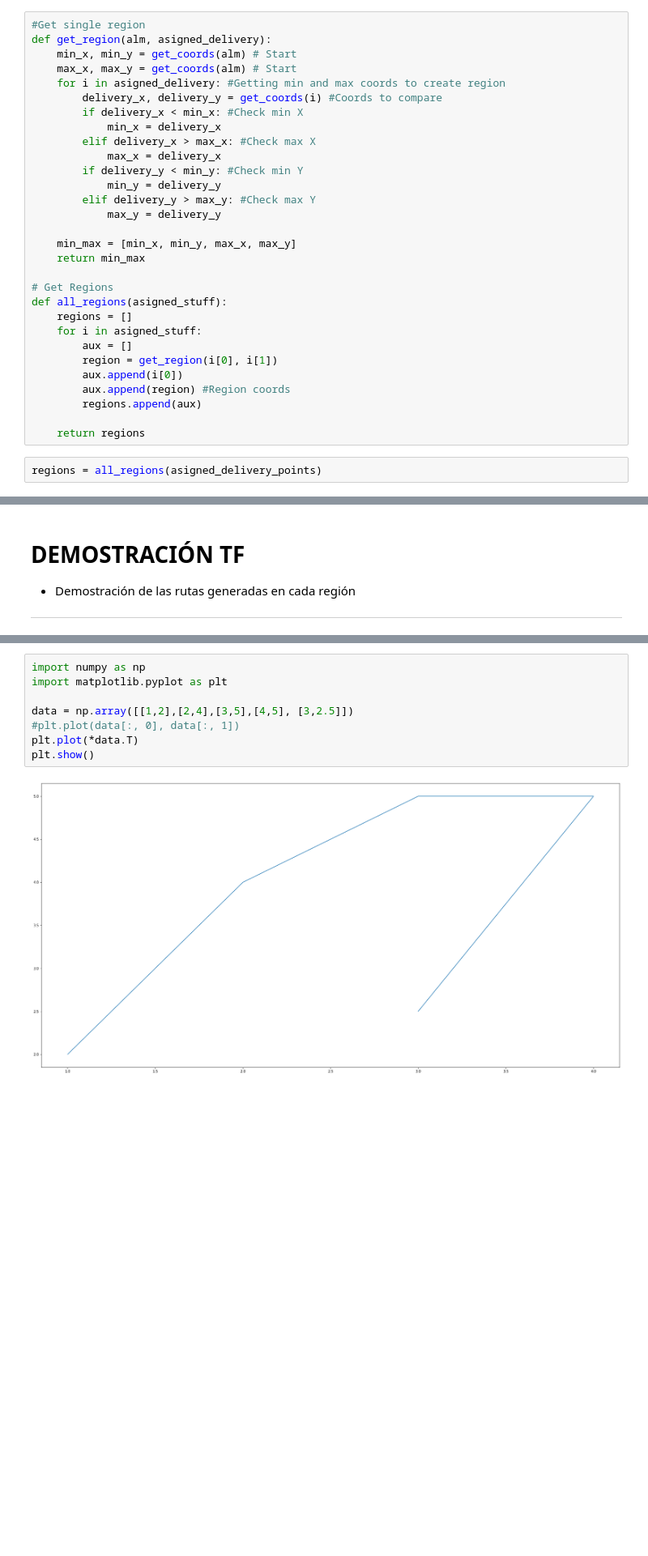
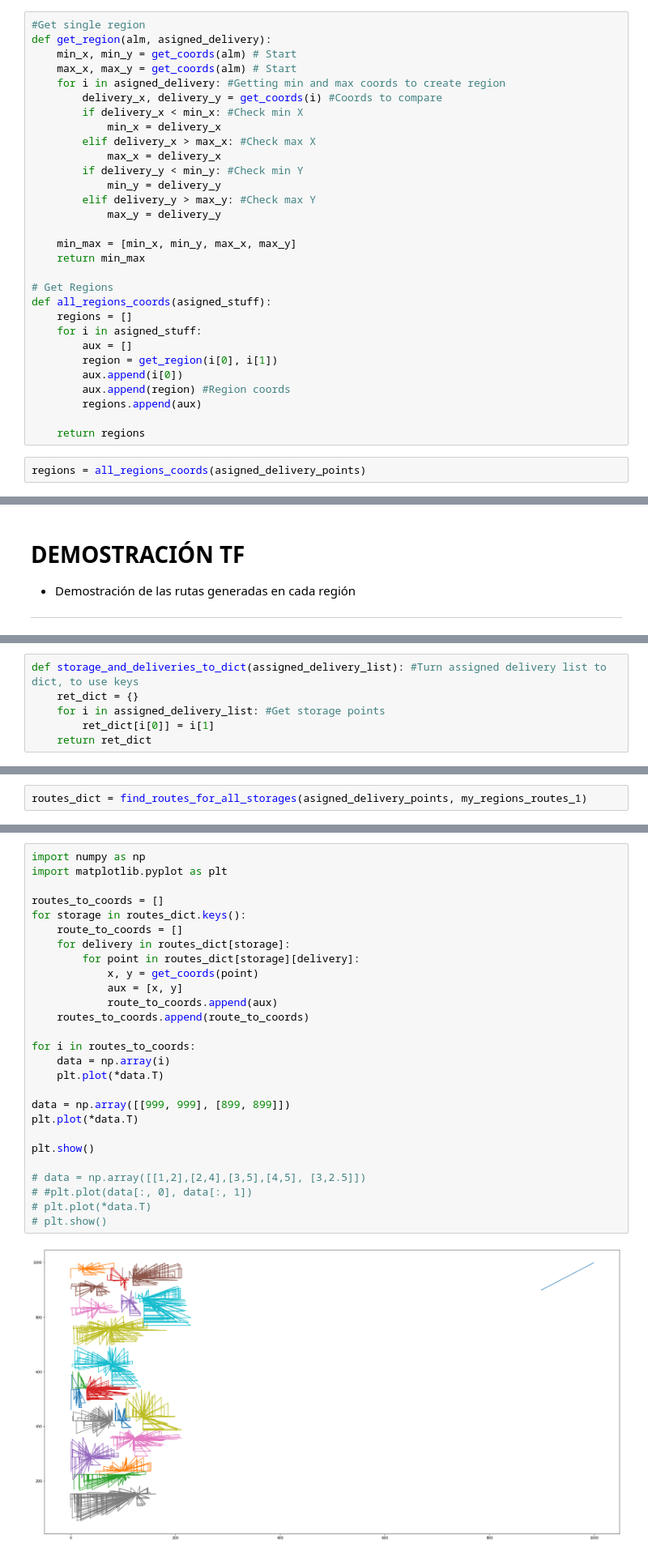
Before and after one commit to billguerrerog/cc41_tf_201821590_20181B402_201811208_201823346_201823838, a Jupyter notebook: Graph.ipynb, the cells around one changed output, grey strips where cells are left out. Shown: that part at 81% size. Drawn from its saved outputs; the diff is of its cells as text; blank space fills up the shorter version.

```diff
--- a/Graph.ipynb
+++ b/Graph.ipynb
@@ -330,7 +330,7 @@ def get_region(alm, asigned_delivery):
     return min_max
 
 # Get Regions
-def all_regions(asigned_stuff):
+def all_regions_coords(asigned_stuff):
     regions = []
     for i in asigned_stuff:
         aux = []
@@ -341,7 +341,7 @@ def all_regions(asigned_stuff):
 
     return regions
 # %%
-regions = all_regions(asigned_delivery_points)
+regions = all_regions_coords(asigned_delivery_points)
 # %%
 import heapq as hq
 
@@ -746,0 +772,6 @@ my_regions_routes_5 = my_routes_5(my_regions_5)
+# %%
+def storage_and_deliveries_to_dict(assigned_delivery_list): #Turn assigned delivery list to dict, to use keys
+    ret_dict = {}
+    for i in assigned_delivery_list: #Get storage points
+        ret_dict[i[0]] = i[1]
+    return ret_dict
@@ -746,0 +816,2 @@ my_regions_routes_5 = my_routes_5(my_regions_5)
+# %%
+routes_dict = find_routes_for_all_storages(asigned_delivery_points, my_regions_routes_1)
@@ -747,10 +822,29 @@ my_regions_routes_5 = my_routes_5(my_regions_5)
 # %%
 import numpy as np
 import matplotlib.pyplot as plt
 
-data = np.array([[1,2],[2,4],[3,5],[4,5], [3,2.5]])
-#plt.plot(data[:, 0], data[:, 1])
+routes_to_coords = []
+for storage in routes_dict.keys():
+    route_to_coords = []
+    for delivery in routes_dict[storage]:
+        for point in routes_dict[storage][delivery]:
+            x, y = get_coords(point)
+            aux = [x, y]
+            route_to_coords.append(aux)
+    routes_to_coords.append(route_to_coords)
+
+for i in routes_to_coords:
+    data = np.array(i)
+    plt.plot(*data.T)
+
+data = np.array([[999, 999], [899, 899]])
 plt.plot(*data.T)
+
 plt.show()
+
+# data = np.array([[1,2],[2,4],[3,5],[4,5], [3,2.5]])
+# #plt.plot(data[:, 0], data[:, 1])
+# plt.plot(*data.T)
+# plt.show()
 # %% [output]
-[figure, old version]
+[figure, new version]
```
Also changed, not shown: parts of 11 cells of this notebook.
